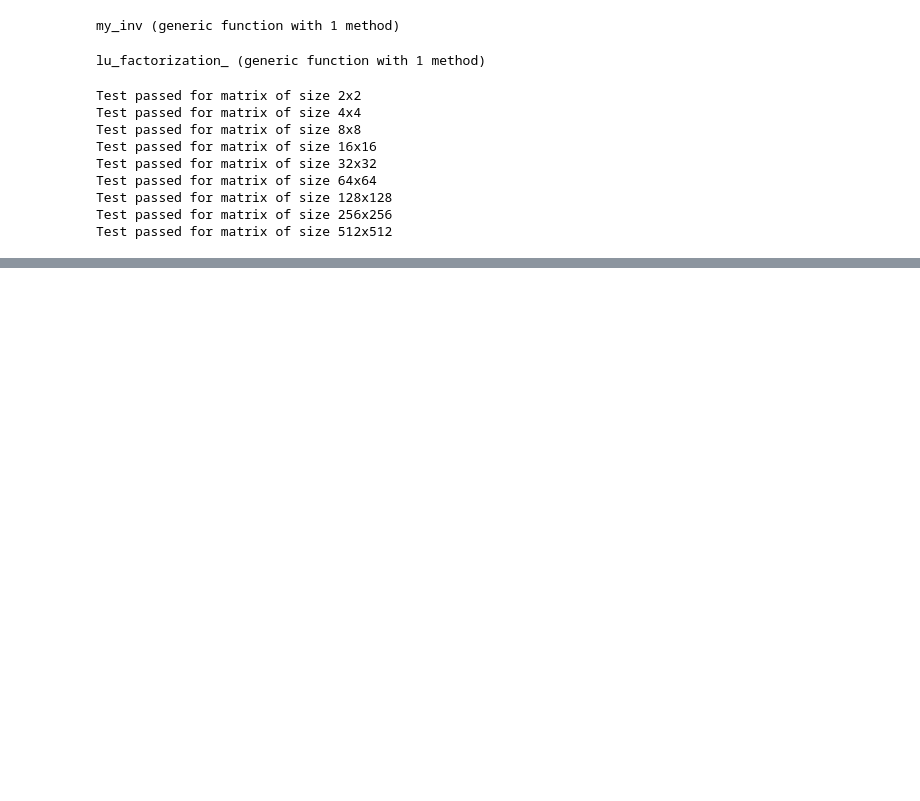
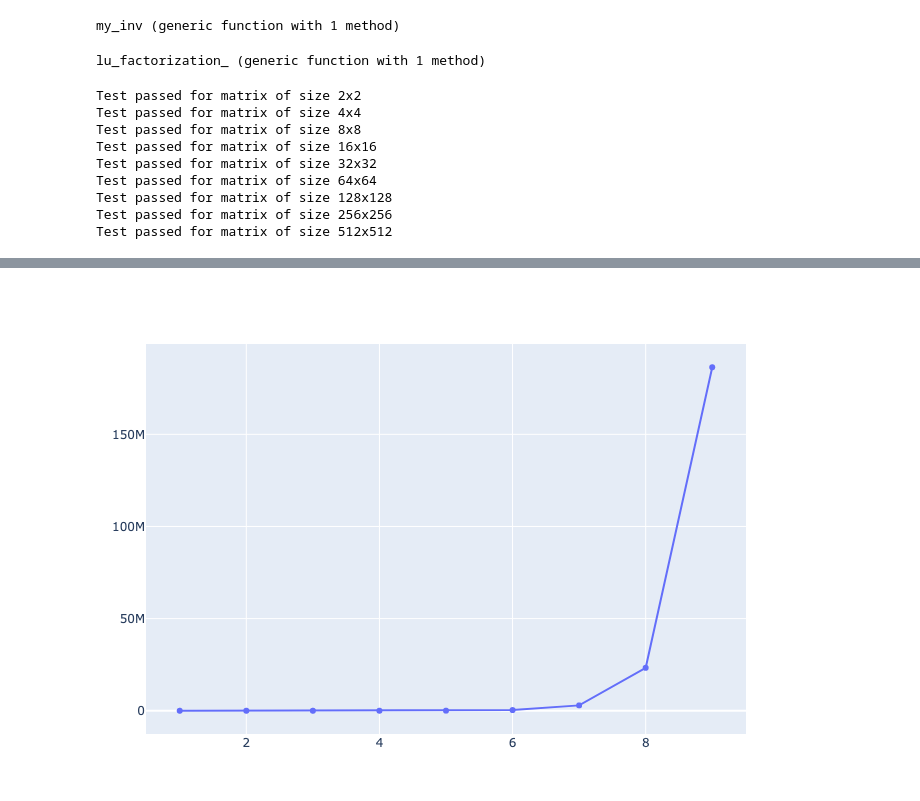
Before and after one commit to Sirtus/rmisw, a Jupyter notebook: lab3/Program3.ipynb, the cells around one changed output, grey strips where cells are left out. Drawn from its saved outputs; the diff is of its cells as text; code cells hidden in the pictures; blank space fills up the shorter version.

```diff
--- a/lab3/Program3.ipynb
+++ b/lab3/Program3.ipynb
@@ -79,0 +147,4 @@ Test passed for matrix of size 512x512
+# %%
+plot(flops, label="flops", xlabel="log2(n)", ylabel="flops")
+# %% [output]
+[figure, added]
```
Also changed, not shown: parts of 5 cells of this notebook.
